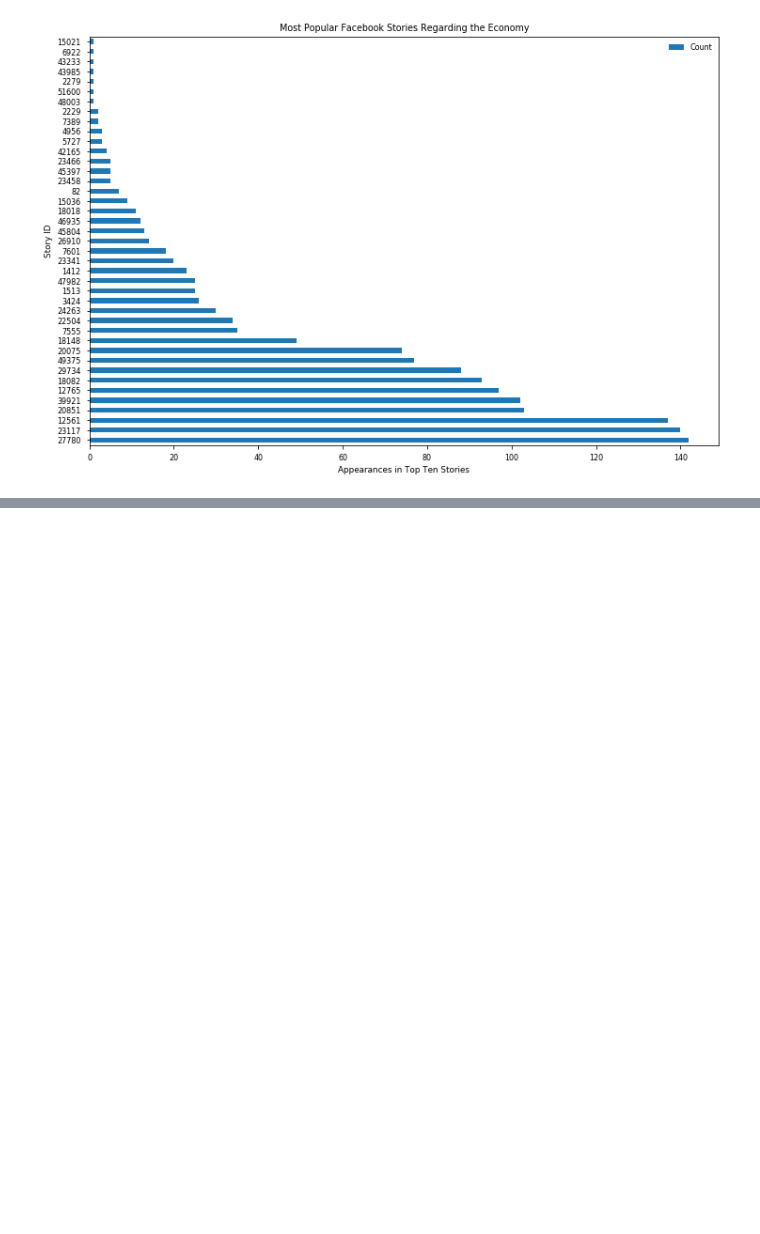
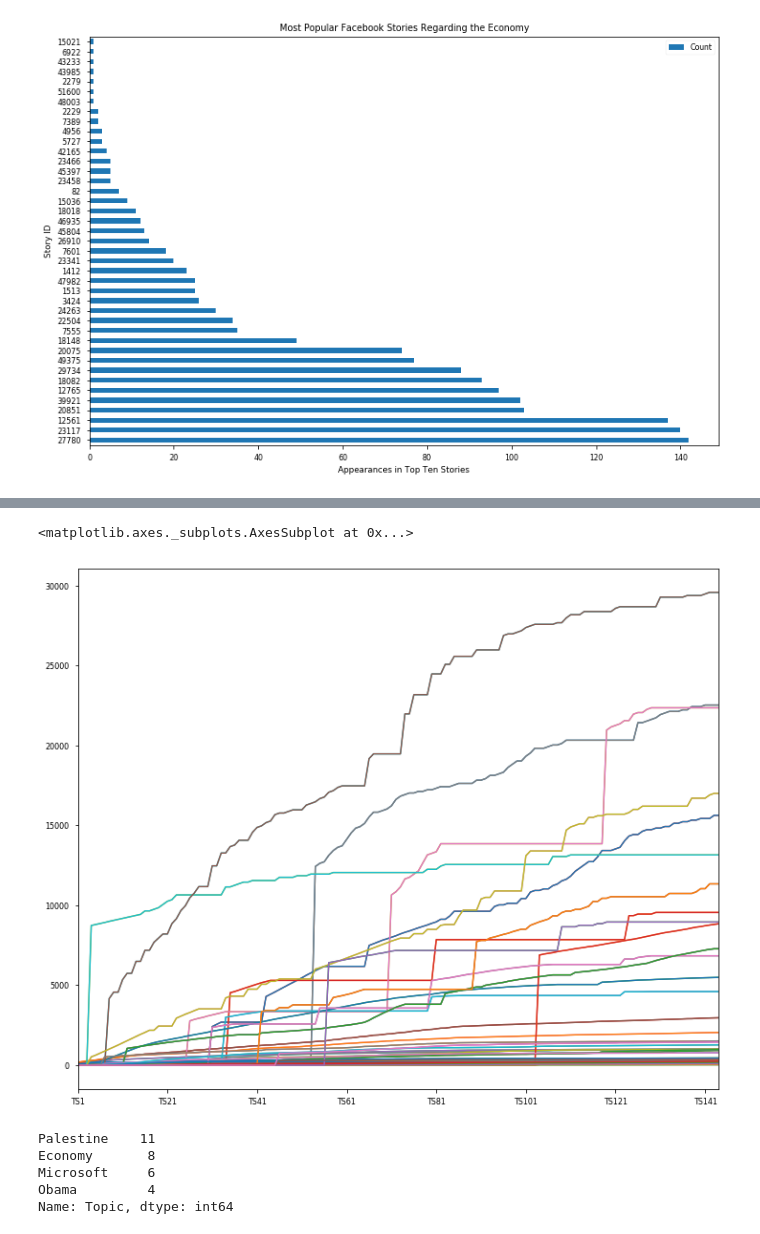
Before and after one commit to MichaelNormandyGavin/Viral_News, a Jupyter notebook: News Popularity Analysis.ipynb, the cells around one changed output, grey strips where cells are left out. Cells and saved outputs as stored; diff of their text form; code cells hidden in the pictures; blank space fills up the shorter version.

```diff
--- a/News Popularity Analysis.ipynb
+++ b/News Popularity Analysis.ipynb
@@ -76,0 +160,3 @@ plt.show()
+# %%
+top_10_df.index = top_10_df.index.astype('object')
+top_10_df.index.dtype
@@ -76,0 +186,2 @@ plt.show()
+# %%
+top_articles_platform_topic = list(top_10_df.index)
@@ -76,0 +208,17 @@ plt.show()
+# %%
+top_articles = delayed_df.compute().loc[top_articles_platform_topic]
+# %%
+multiple_appearances = top_articles.loc[top_articles.index.value_counts() >5]
+# %%
+multiple_appearances.drop(['Platform','Topic','Platform_Topic'],axis=1).T.plot(legend=False,figsize=(12,10))
+# %% [output]
+<matplotlib.axes._subplots.AxesSubplot at 0x...>
+[figure, added]
+# %%
+multiple_appearances[multiple_appearances.Platform == 'Facebook'].Topic.value_counts()
+# %% [output]
+Palestine    11
+Economy       8
+Microsoft     6
+Obama         4
+Name: Topic, dtype: int64
```
Also changed, not shown: parts of 21 cells of this notebook.
